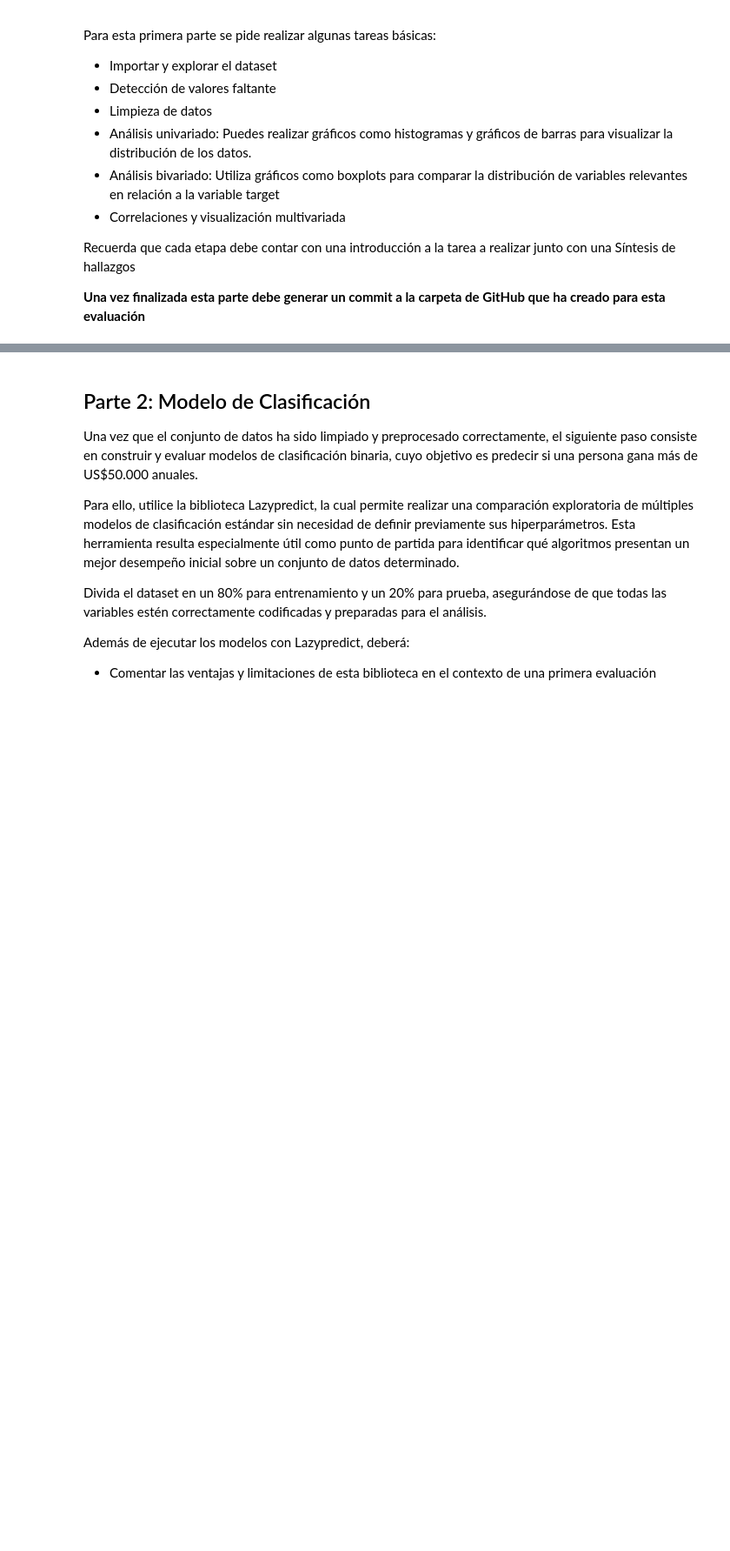
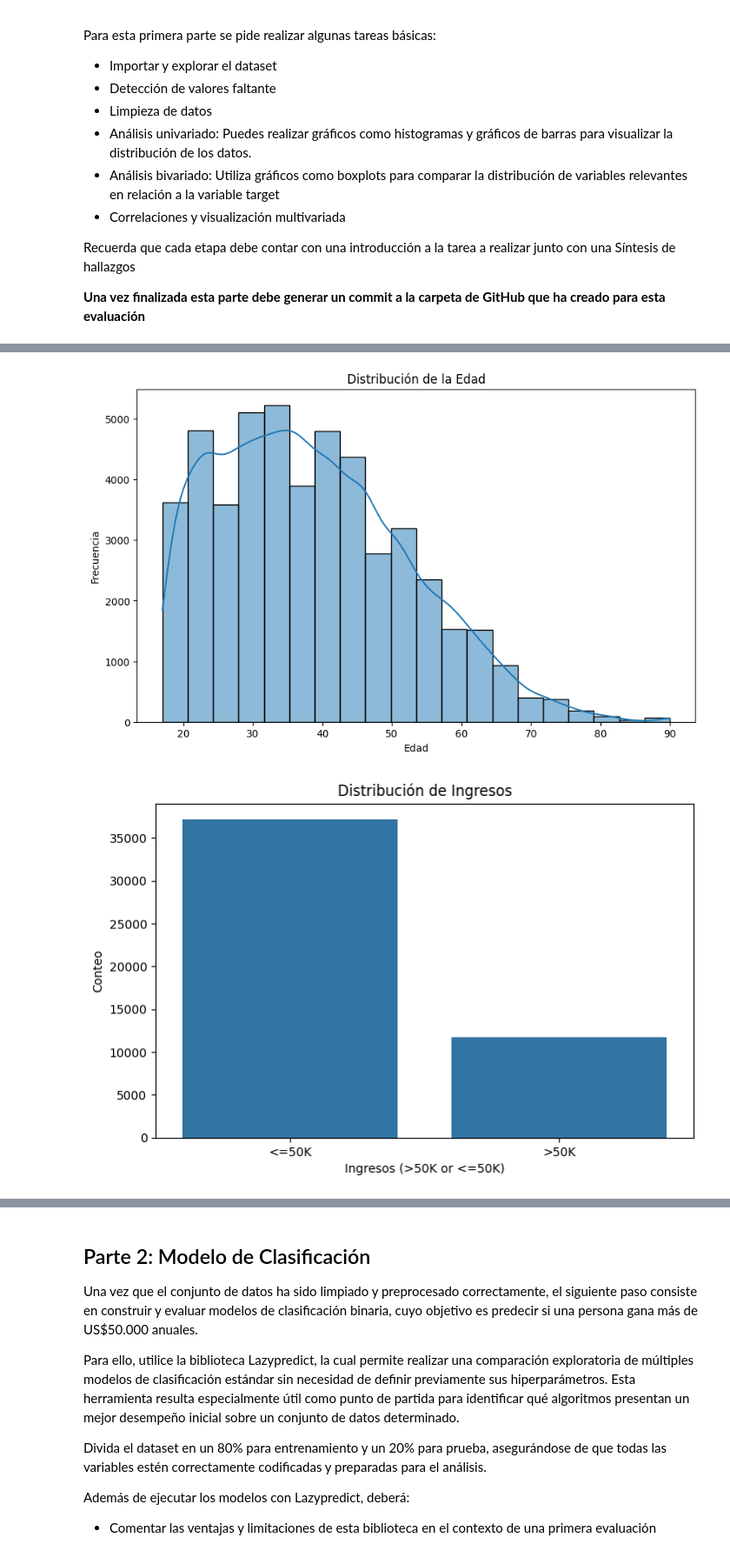
Before and after one commit to JoacoMunoz1/ExamenCienciadeDatos, a Jupyter notebook: CcsDatosEconmía_Examen.ipynb, the cells around one changed output, grey strips where cells are left out. Shown: that part at 87% size. Saved outputs shown, nothing was run; the diff lists cells and outputs as text; code cells hidden in the pictures; blank space fills up the shorter version.

```diff
--- a/CcsDatosEconmía_Examen.ipynb
+++ b/CcsDatosEconmía_Examen.ipynb
@@ -35,3 +35,16 @@ Para esta primera parte se pide realizar algunas tareas básicas:
 Recuerda que cada etapa debe contar con una introducción a la tarea a realizar junto con una Síntesis de hallazgos
 
 **Una vez finalizada esta parte debe generar un commit a la carpeta de GitHub que ha creado para esta evaluación**
+# %%
+# Instalar biblioteca
+%pip install ucimlrepo
+
+# Importar biblioteca
+from ucimlrepo import fetch_ucirepo
+import pandas as pd
+
+# fetch dataset
+adult = fetch_ucirepo(id=2)
+
+# Guarda como dataframe
+df = adult.data.original
@@ -37,0 +62,2 @@ Recuerda que cada etapa debe contar con una introducción a la tarea a realizar
+# %%
+df['income'] = df['income'].str.replace('.', '', regex=False)
@@ -37,0 +84,57 @@ Recuerda que cada etapa debe contar con una introducción a la tarea a realizar
+# %%
+#import matplotlib.pyplot as plt
+#import seaborn as sns
+
+# Histograma para la variable 'age'
+plt.figure(figsize=(10, 6))
+sns.histplot(df['age'], bins=20, kde=True)
+plt.title('Distribución de la Edad')
+plt.xlabel('Edad')
+plt.ylabel('Frecuencia')
+plt.show()
+
+# Gráfico de barras para la variable 'income' (variable target)
+plt.figure(figsize=(8, 5))
+sns.countplot(x='income', data=df)
+plt.title('Distribución de Ingresos')
+plt.xlabel('Ingresos (>50K or <=50K)')
+plt.ylabel('Conteo')
+plt.show()
+
+# Boxplot para comparar la distribución de 'age' entre los grupos de 'income'
+plt.figure(figsize=(10, 6))
+sns.boxplot(x='income', y='age', data=df)
+plt.title('Distribución de Edad por Nivel de Ingresos')
+plt.xlabel('Ingresos')
+plt.ylabel('Edad')
+plt.show()
+
+# Gráfico de barras para la variable 'workclass'
+plt.figure(figsize=(12, 7))
+sns.countplot(y='workclass', data=df, order=df['workclass'].value_counts().index)
+plt.title('Distribución del Tipo de Empleo')
+plt.xlabel('Conteo')
+plt.ylabel('Tipo de Empleo')
+plt.show()
+
+# Gráfico de barras para la variable 'education'
+plt.figure(figsize=(14, 8))
+sns.countplot(y='education', data=df, order=df['education'].value_counts().index)
+plt.title('Distribución del Nivel Educativo')
+plt.xlabel('Conteo')
+plt.ylabel('Nivel Educativo')
+plt.show()
+
+# Calcular la matriz de correlación para variables numéricas
+# Seleccionar solo las columnas numéricas
+df_numeric = df.select_dtypes(include=['number'])
+correlation_matrix = df_numeric.corr()
+
+# Visualizar la matriz de correlación
+plt.figure(figsize=(10, 8))
+sns.heatmap(correlation_matrix, annot=True, cmap='coolwarm', fmt=".2f")
+plt.title('Matriz de Correlación de Variables Numéricas')
+plt.show()
+# %% [output]
+[figure, added]
+[figure, added]
```
Also changed, not shown: parts of 5 cells of this notebook.
